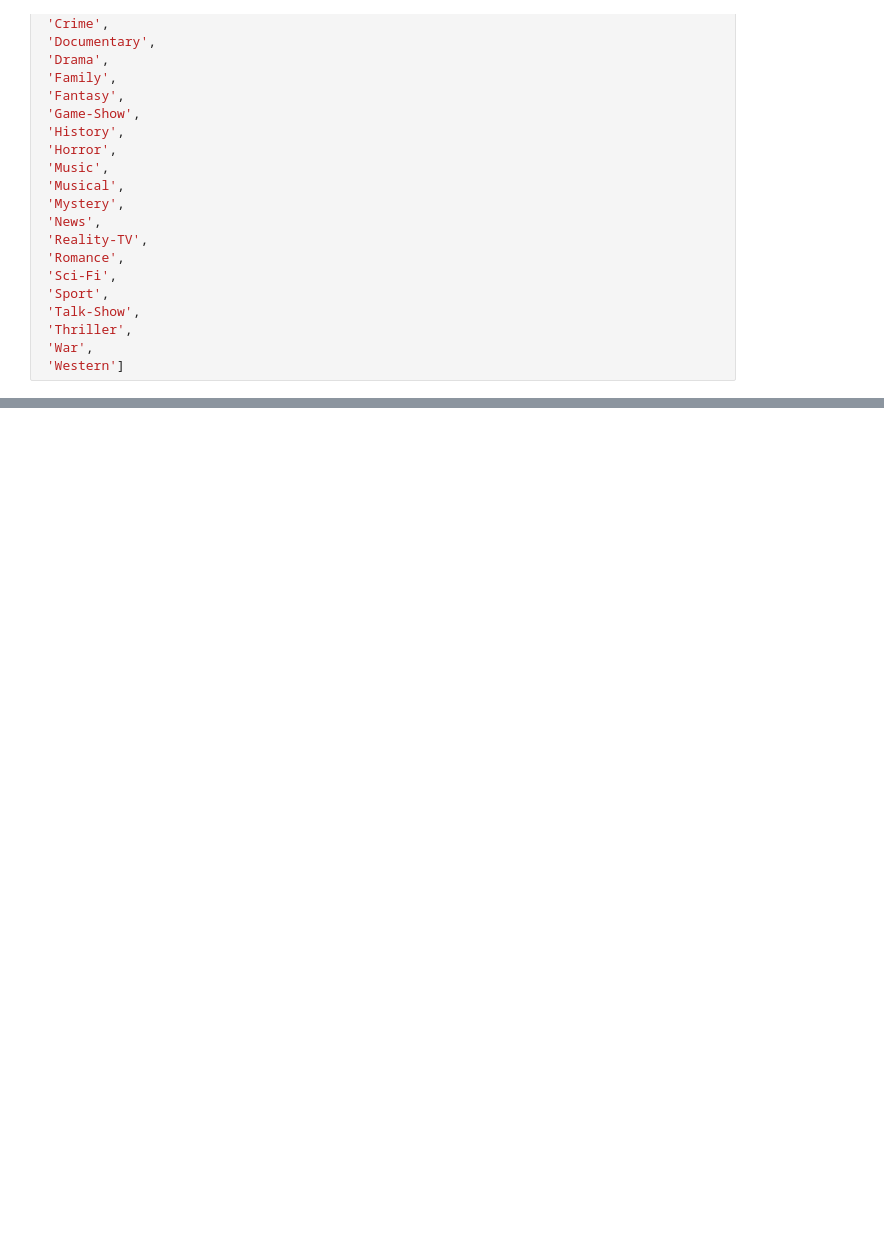
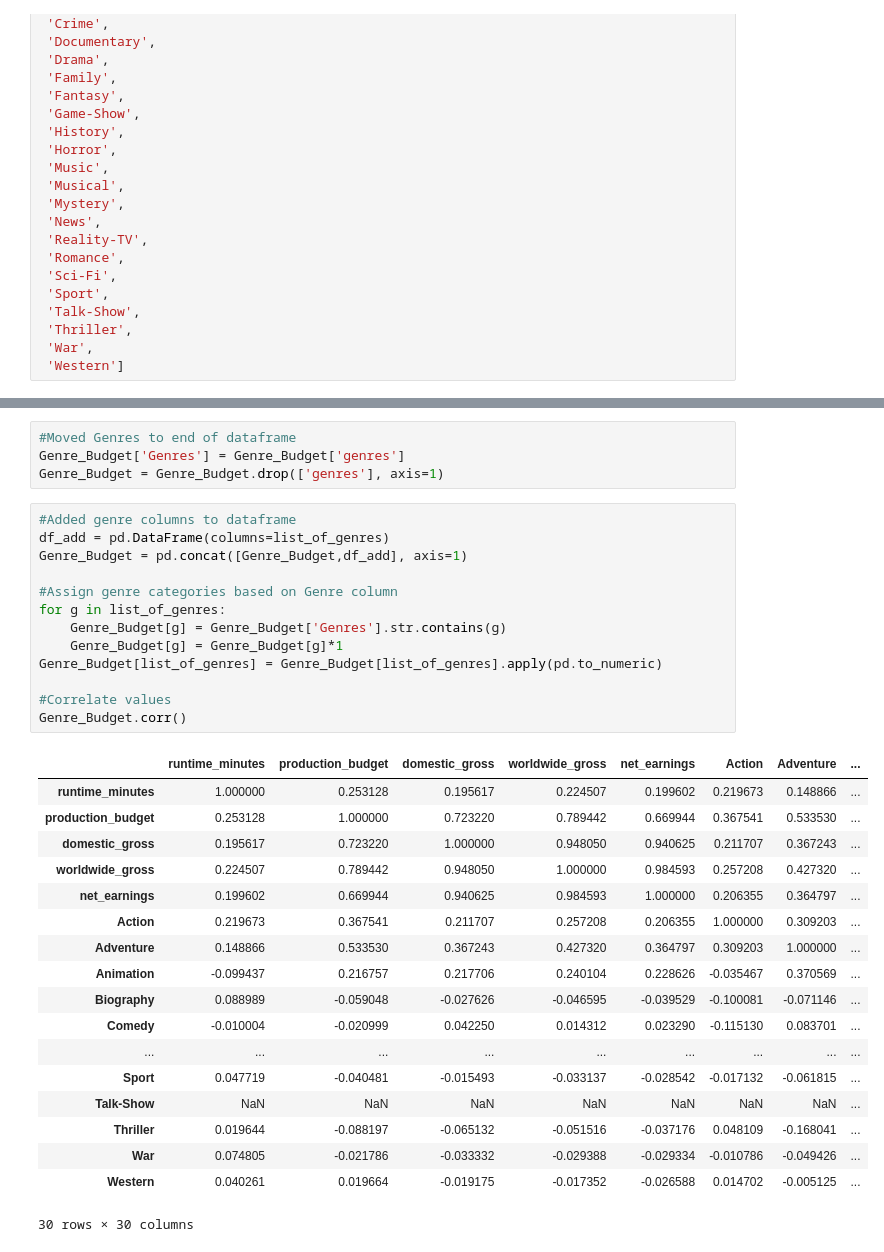
Before and after one commit to RH3421/Project-1-Microsoft-Makes-a-Movie, a Jupyter notebook: Genre_Budget.ipynb, the cells around one changed output, grey strips where cells are left out. Cells and saved outputs as stored; diff of their text form; blank space fills up the shorter version.

```diff
--- a/Genre_Budget.ipynb
+++ b/Genre_Budget.ipynb
@@ -201,3 +139,39 @@ Genre_Budget.tail()
 | 1890 | tt9024106 | Unplanned | 106.0 | Biography,Drama | 2019-03-29 | 6000000 | 18107621 | ... |
 | 1891 | tt10329540 | Rogue City | NaN | None | 2019-12-31 | 13000000 | 0 | ... |
 | 1892 | tt7504726 | Call of the Wild | NaN | Adventure,Animation,Family | 2020-02-21 | 82000000 | 0 | ... |
+# %%
+#Moved Genres to end of dataframe
+Genre_Budget['Genres'] = Genre_Budget['genres']
+Genre_Budget = Genre_Budget.drop(['genres'], axis=1)
+# %%
+#Added genre columns to dataframe
+df_add = pd.DataFrame(columns=list_of_genres)
+Genre_Budget = pd.concat([Genre_Budget,df_add], axis=1)
+
+#Assign genre categories based on Genre column
+for g in list_of_genres:
+    Genre_Budget[g] = Genre_Budget['Genres'].str.contains(g)
+    Genre_Budget[g] = Genre_Budget[g]*1
+Genre_Budget[list_of_genres] = Genre_Budget[list_of_genres].apply(pd.to_numeric)
+
+#Correlate values
+Genre_Budget.corr()
+# %% [output]
+|  | runtime_minutes | production_budget | domestic_gross | worldwide_gross | net_earnings | Action | Adventure | ... |
+| runtime_minutes | 1.000000 | 0.253128 | 0.195617 | 0.224507 | 0.199602 | 0.219673 | 0.148866 | ... |
+| production_budget | 0.253128 | 1.000000 | 0.723220 | 0.789442 | 0.669944 | 0.367541 | 0.533530 | ... |
+| domestic_gross | 0.195617 | 0.723220 | 1.000000 | 0.948050 | 0.940625 | 0.211707 | 0.367243 | ... |
+| worldwide_gross | 0.224507 | 0.789442 | 0.948050 | 1.000000 | 0.984593 | 0.257208 | 0.427320 | ... |
+| net_earnings | 0.199602 | 0.669944 | 0.940625 | 0.984593 | 1.000000 | 0.206355 | 0.364797 | ... |
+| Action | 0.219673 | 0.367541 | 0.211707 | 0.257208 | 0.206355 | 1.000000 | 0.309203 | ... |
+| Adventure | 0.148866 | 0.533530 | 0.367243 | 0.427320 | 0.364797 | 0.309203 | 1.000000 | ... |
+| Animation | -0.099437 | 0.216757 | 0.217706 | 0.240104 | 0.228626 | -0.035467 | 0.370569 | ... |
+| Biography | 0.088989 | -0.059048 | -0.027626 | -0.046595 | -0.039529 | -0.100081 | -0.071146 | ... |
+| Comedy | -0.010004 | -0.020999 | 0.042250 | 0.014312 | 0.023290 | -0.115130 | 0.083701 | ... |
+| ... | ... | ... | ... | ... | ... | ... | ... | ... |
+| Sport | 0.047719 | -0.040481 | -0.015493 | -0.033137 | -0.028542 | -0.017132 | -0.061815 | ... |
+| Talk-Show | NaN | NaN | NaN | NaN | NaN | NaN | NaN | ... |
+| Thriller | 0.019644 | -0.088197 | -0.065132 | -0.051516 | -0.037176 | 0.048109 | -0.168041 | ... |
+| War | 0.074805 | -0.021786 | -0.033332 | -0.029388 | -0.029334 | -0.010786 | -0.049426 | ... |
+| Western | 0.040261 | 0.019664 | -0.019175 | -0.017352 | -0.026588 | 0.014702 | -0.005125 | ... |
+30 rows × 30 columns
```
Also changed, not shown: parts of 9 cells of this notebook.
